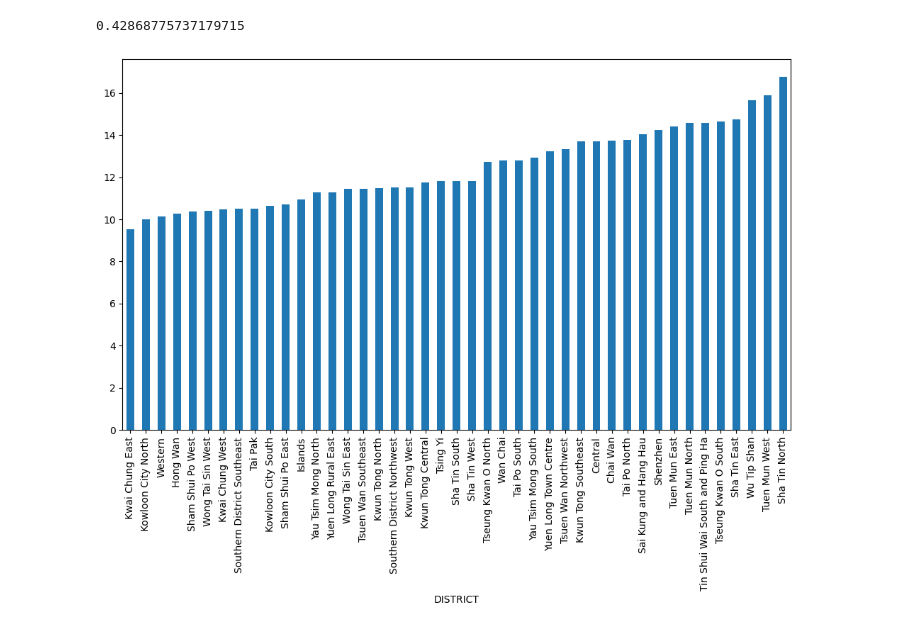
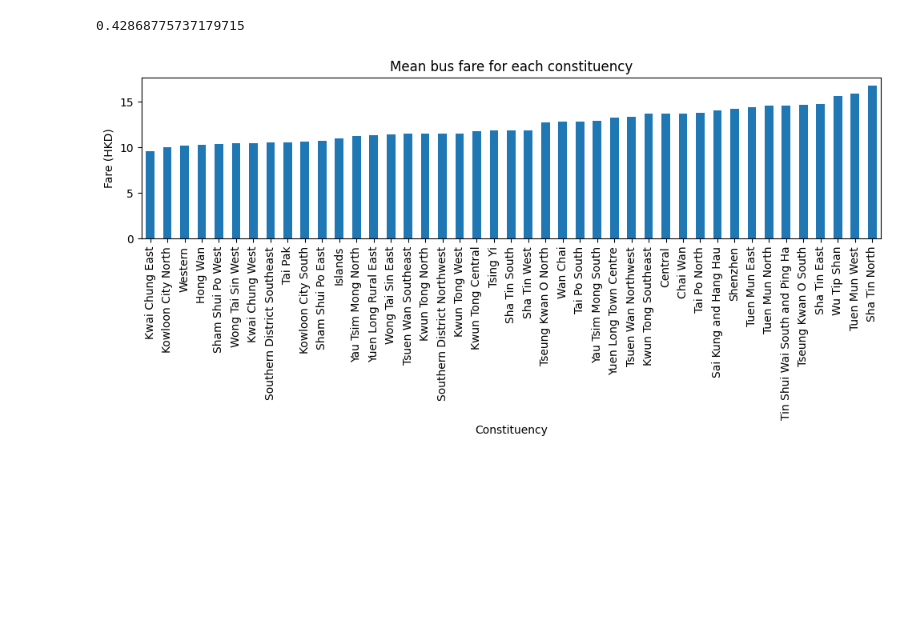
Before and after one commit to Ho-Lok/COMP3522, a Jupyter notebook: austin/bus analysis.ipynb, the cells around one changed output. Cells and saved outputs as stored; diff of their text form; code cells hidden in the pictures; blank space fills up the shorter version.

Commit message:
Upload bus data; add gitignore; update readme; update bus analysis

```diff
--- a/austin/bus analysis.ipynb
+++ b/austin/bus analysis.ipynb
@@ -2,7 +2,7 @@
 import pandas as pd
 import matplotlib.pyplot as plt
 # %%
-d = pd.read_csv("./data_generation/no_change_transport.csv")
+d = pd.read_csv("../all/no_change_transport.csv")
 # %%
 bus = d[d["TRANSPORT"] == "BUS"]
 # %%
@@ -19,9 +19,12 @@ bus["DISTANCE"].corr(bus["PRICE"])
 # %% [output]
 0.42868775737179715
 # %%
-plt.figure(figsize=(10, 8))
+plt.figure(figsize=(10, 5))
 bus.groupby("DISTRICT")["PRICE"].mean().sort_values().plot.bar()
+plt.title("Mean bus fare for each constituency")
+plt.xlabel("Constituency")
+plt.ylabel("Fare (HKD)")
 plt.tight_layout()
 plt.savefig("bus_fare_per_district.png")
 # %% [output]
-[figure, old version]
+[figure, new version]
```
Also changed, not shown: 6 other files.
